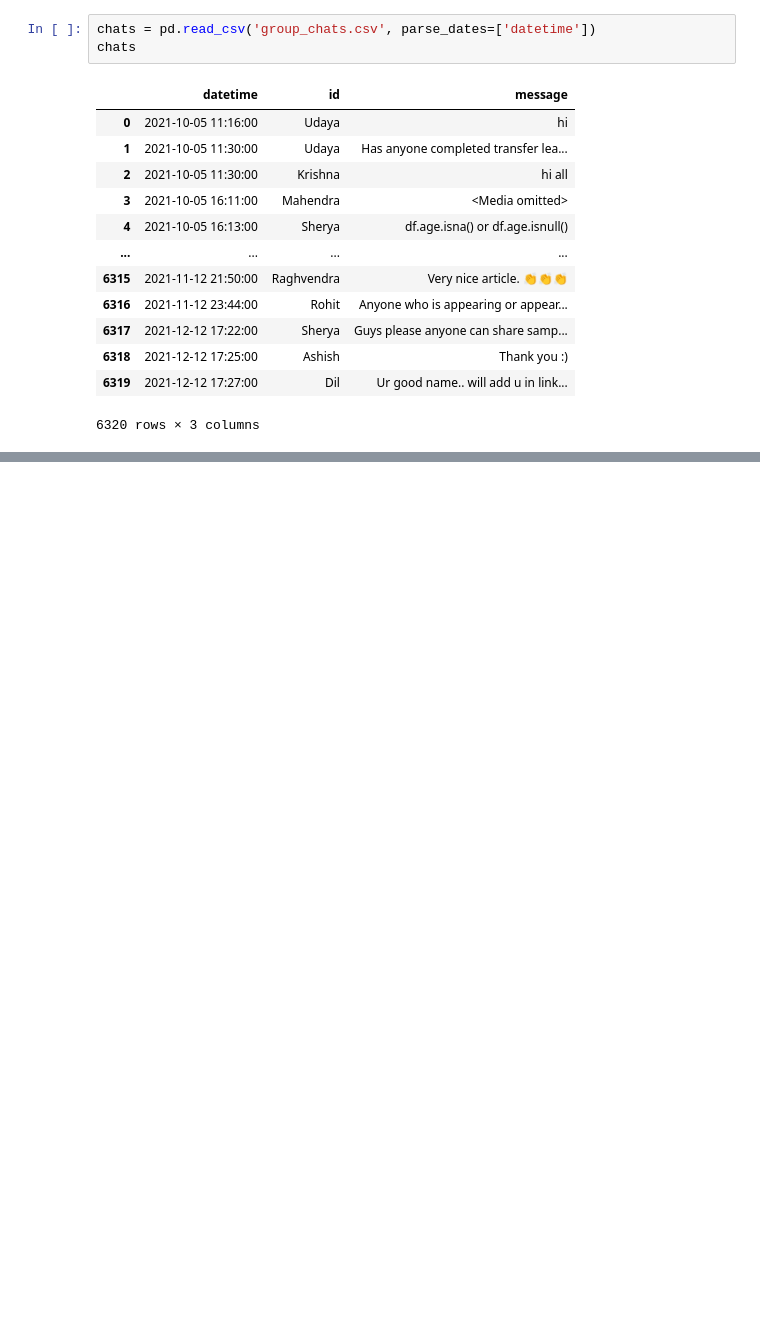
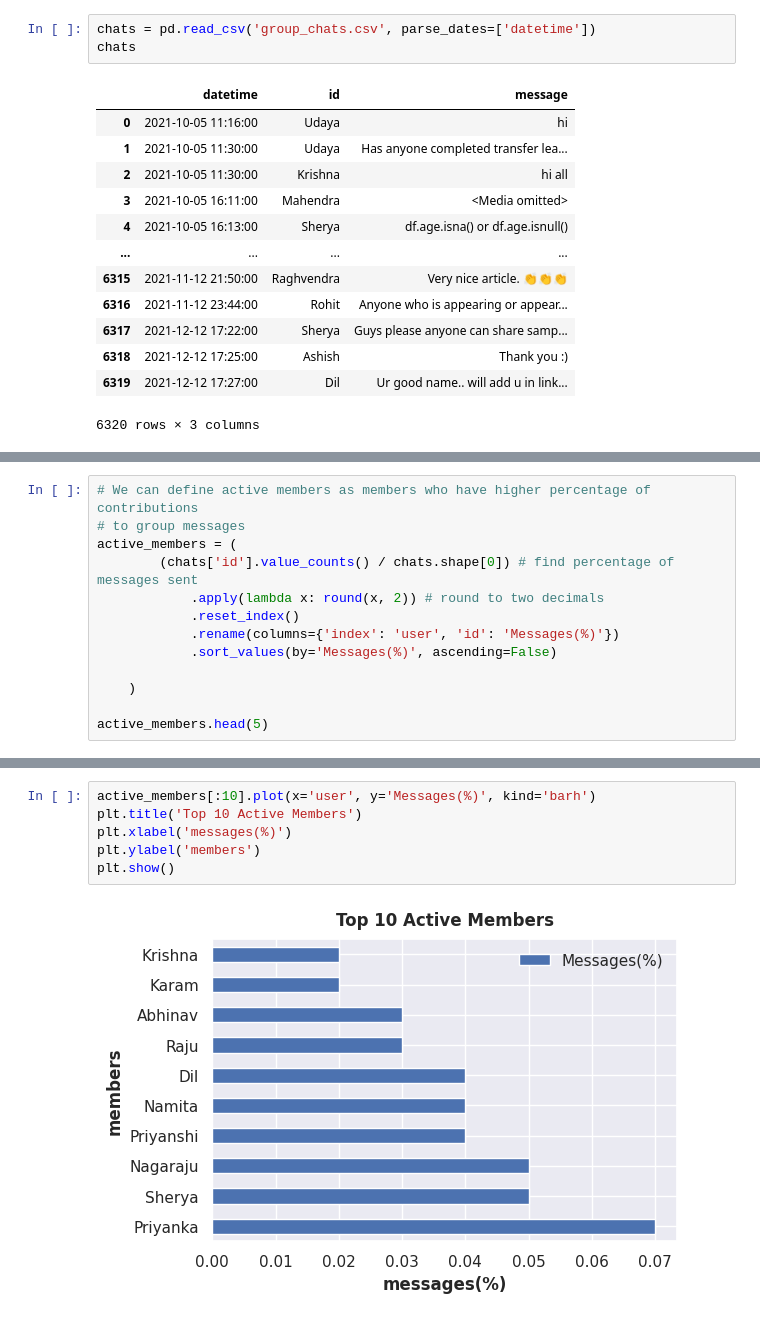
Before and after one commit to gborn/Whatsapp_Chat_Analysis, a Jupyter notebook: notebooks/01_exploratory_data_analysis_on_whatsapp_chats.ipynb, the cells around one changed output, grey strips where cells are left out. Cells and saved outputs as stored; diff of their text form; blank space fills up the shorter version.

```diff
--- a/notebooks/01_exploratory_data_analysis_on_whatsapp_chats.ipynb
+++ b/notebooks/01_exploratory_data_analysis_on_whatsapp_chats.ipynb
@@ -120,0 +129,13 @@ chats
+# %%
+# We can define active members as members who have higher percentage of contributions
+# to group messages
+active_members = (
+        (chats['id'].value_counts() / chats.shape[0]) # find percentage of messages sent
+            .apply(lambda x: round(x, 2)) # round to two decimals
+            .reset_index()
+            .rename(columns={'index': 'user', 'id': 'Messages(%)'})
+            .sort_values(by='Messages(%)', ascending=False)
+
+    )
+
+active_members.head(5)
@@ -120,0 +149,8 @@ chats
+# %%
+active_members[:10].plot(x='user', y='Messages(%)', kind='barh')
+plt.title('Top 10 Active Members')
+plt.xlabel('messages(%)')
+plt.ylabel('members')
+plt.show()
+# %% [output]
+[figure, added]
```
Also changed, not shown: parts of 23 cells of this notebook.
